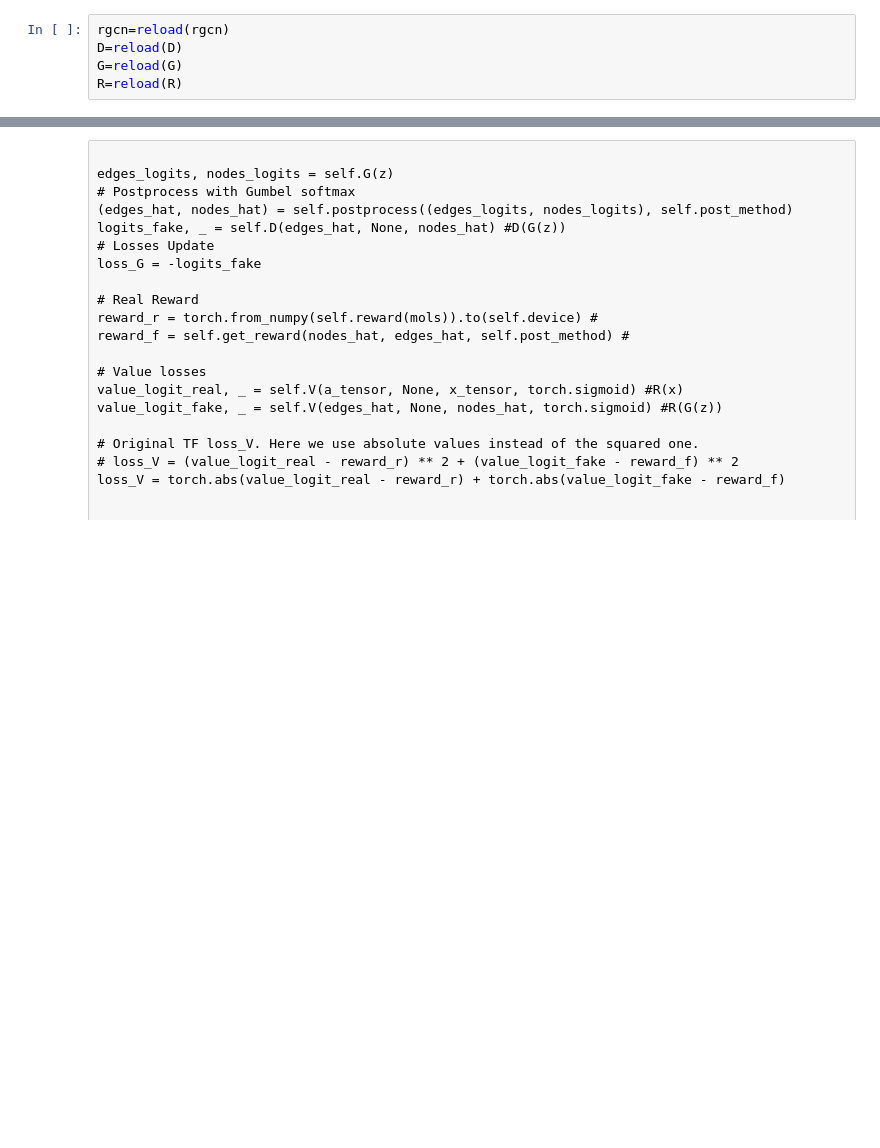
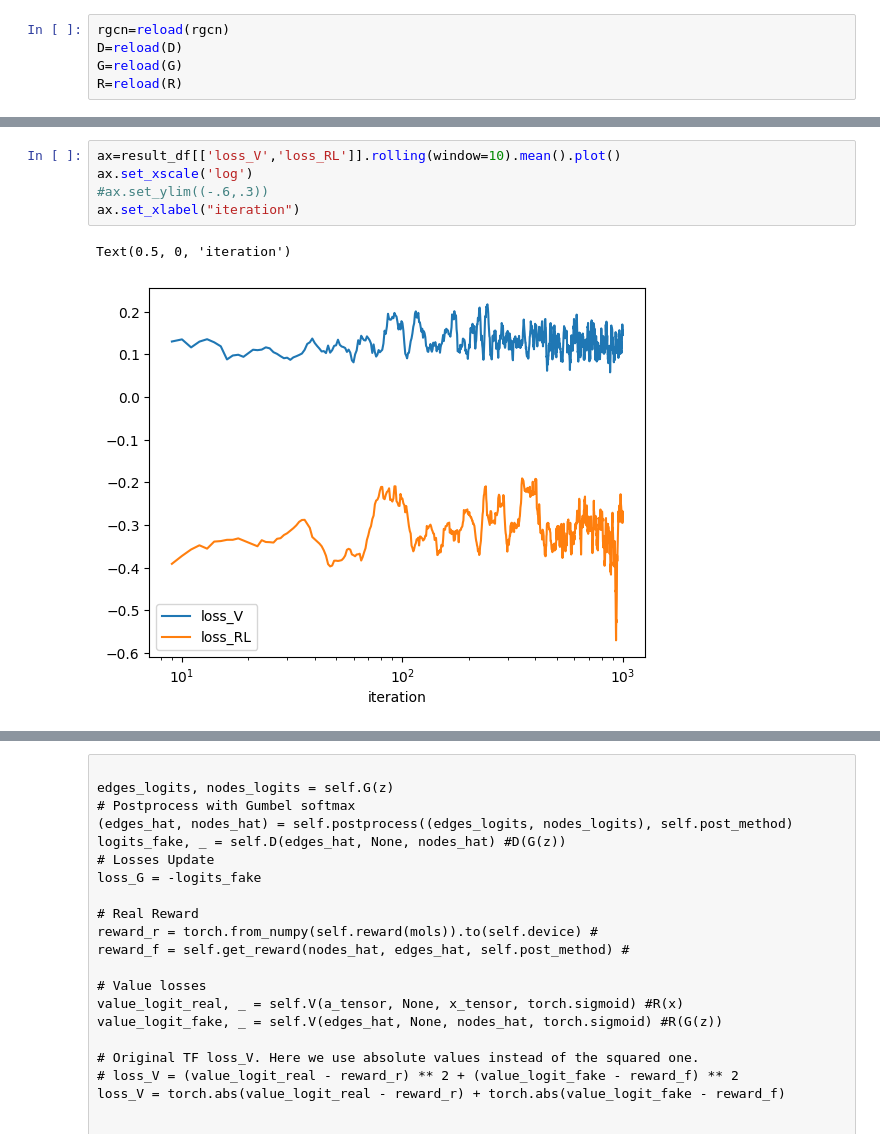
Before and after one commit to UmarZein/MolGAN_Impl, a Jupyter notebook: main.ipynb, the cells around one changed output, grey strips where cells are left out. Saved outputs shown, nothing was run; the diff lists cells and outputs as text; blank space fills up the shorter version.

```diff
--- a/main.ipynb
+++ b/main.ipynb
@@ -323,0 +323,8 @@ loss:nan loss_molgan:nan loss_V:0.18 loss_D:nan loss_G_wgan:nan loss_RL:nan
+# %%
+ax=result_df[['loss_V','loss_RL']].rolling(window=10).mean().plot()
+ax.set_xscale('log')
+#ax.set_ylim((-.6,.3))
+ax.set_xlabel("iteration")
+# %% [output]
+Text(0.5, 0, 'iteration')
+[figure, added]
```
Also changed, not shown: parts of 36 cells of this notebook, 3 other files.
